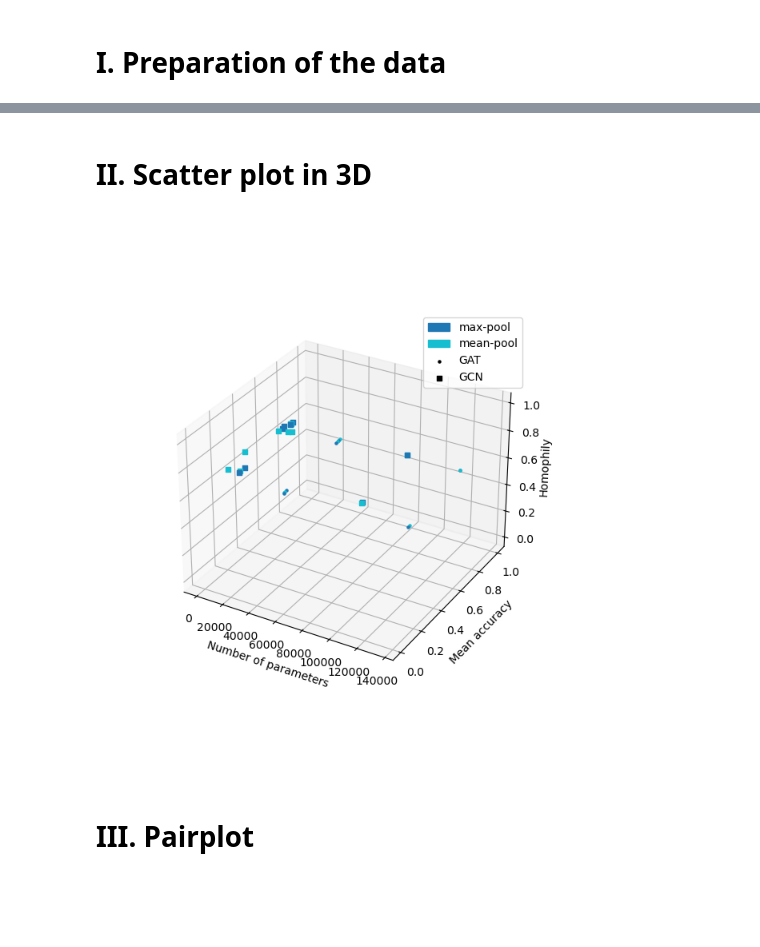
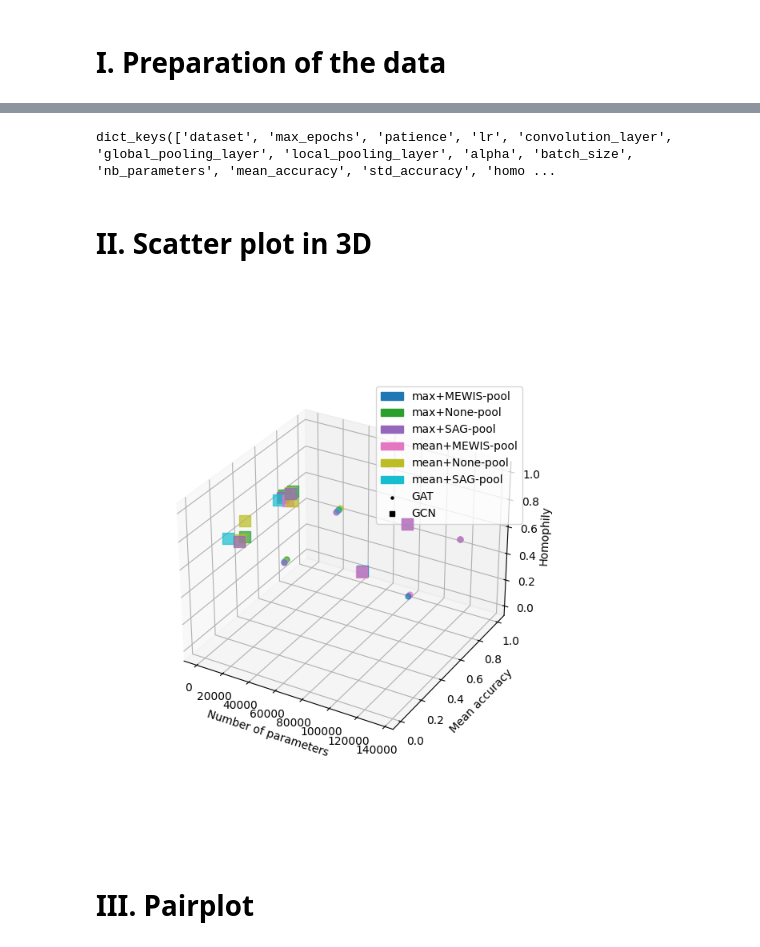
Before and after one commit to AntoineTSP/ML_research_seminar, a Jupyter notebook: Visualisation/Resultats_graphiques_GNN.ipynb, the cells around one changed output, grey strips where cells are left out. Drawn from its saved outputs; the diff is of its cells as text; code cells hidden in the pictures; blank space fills up the shorter version.

Commit message:
Commit des anciennes versions de visualisation sur la nouvelle branche

```diff
--- a/Visualisation/Resultats_graphiques_GNN.ipynb
+++ b/Visualisation/Resultats_graphiques_GNN.ipynb
@@ -53,0 +67,4 @@ for dic in list_dict :
+# %%
+list_dict[0].keys()
+# %% [output]
+dict_keys(['dataset', 'max_epochs', 'patience', 'lr', 'convolution_layer', 'global_pooling_layer', 'local_pooling_layer', 'alpha', 'batch_size', 'nb_parameters', 'mean_accuracy', 'std_accuracy', 'homo ...
@@ -54,7 +75,2 @@ for dic in list_dict :
 # %% [markdown]
 # II. Scatter plot in 3D
-# %%
-%matplotlib widget
-plot_from_dict(list_dict, (6,7))
-# %% [output]
-[figure, removed]
@@ -61,2 +80,6 @@ plot_from_dict(list_dict, (6,7))
+# %%
+plot_from_dict(list_dict, (6,7), alpha=0.7, s=100)
+# %% [output]
+[figure, added]
 # %% [markdown]
 # III. Pairplot
```
Also changed, not shown: parts of 21 cells of this notebook, 1 other file.
